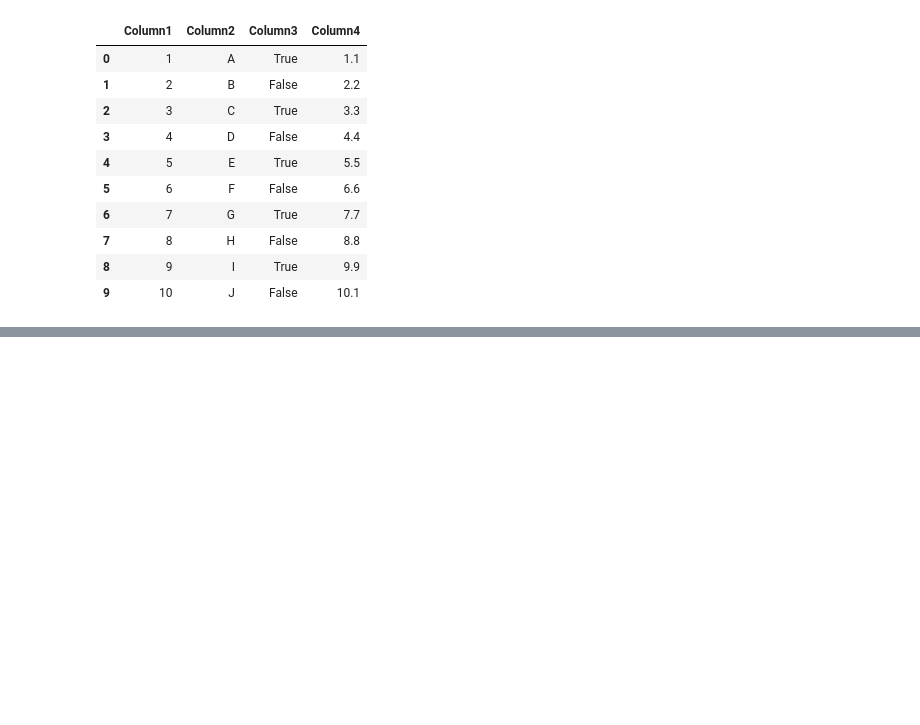
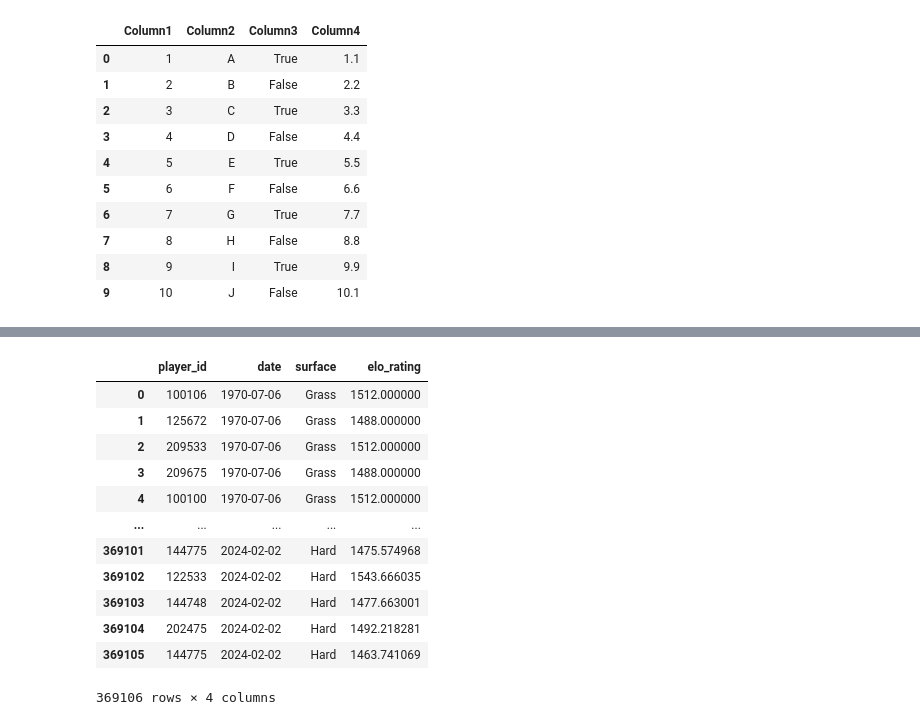
Before and after one commit to GerardFrigola/tfg-elo-rating-main, a Jupyter notebook: test.ipynb, the cells around one changed output, grey strips where cells are left out. Saved outputs shown, nothing was run; the diff lists cells and outputs as text; code cells hidden in the pictures; blank space fills up the shorter version.

```diff
--- a/test.ipynb
+++ b/test.ipynb
@@ -447,0 +608,16 @@ df
+# %%
+elo_history
+# %% [output]
+|  | player_id | date | surface | elo_rating |
+| 0 | 100106 | 1970-07-06 | Grass | 1512.000000 |
+| 1 | 125672 | 1970-07-06 | Grass | 1488.000000 |
+| 2 | 209533 | 1970-07-06 | Grass | 1512.000000 |
+| 3 | 209675 | 1970-07-06 | Grass | 1488.000000 |
+| 4 | 100100 | 1970-07-06 | Grass | 1512.000000 |
+| ... | ... | ... | ... | ... |
+| 369101 | 144775 | 2024-02-02 | Hard | 1475.574968 |
+| 369102 | 122533 | 2024-02-02 | Hard | 1543.666035 |
+| 369103 | 144748 | 2024-02-02 | Hard | 1477.663001 |
+| 369104 | 202475 | 2024-02-02 | Hard | 1492.218281 |
+| 369105 | 144775 | 2024-02-02 | Hard | 1463.741069 |
+369106 rows × 4 columns
```
Also changed, not shown: parts of 8 cells of this notebook, 12 other files.
